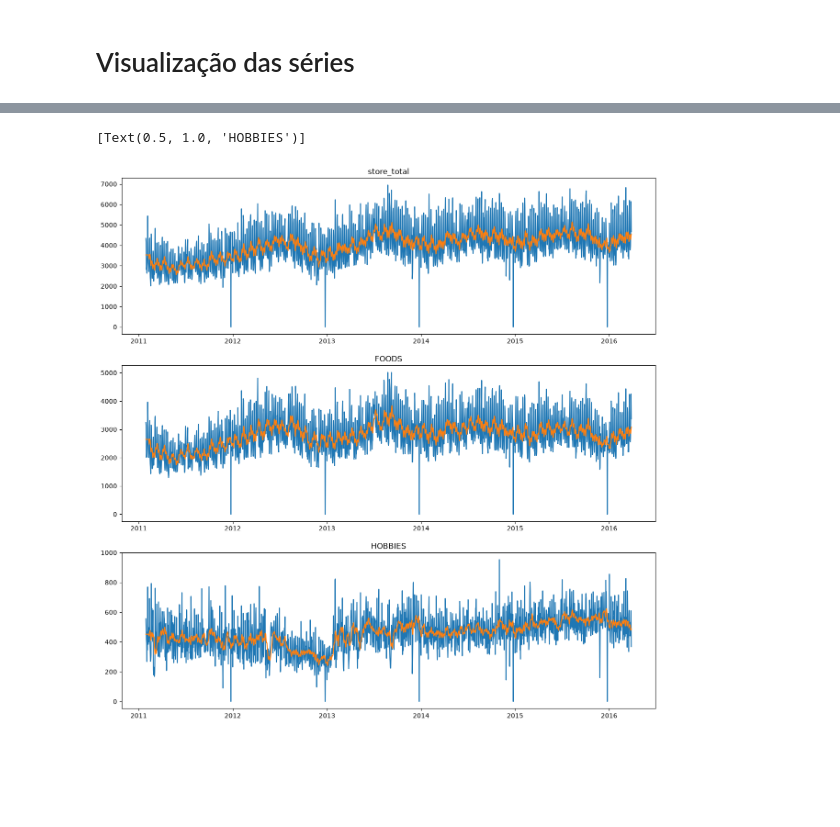
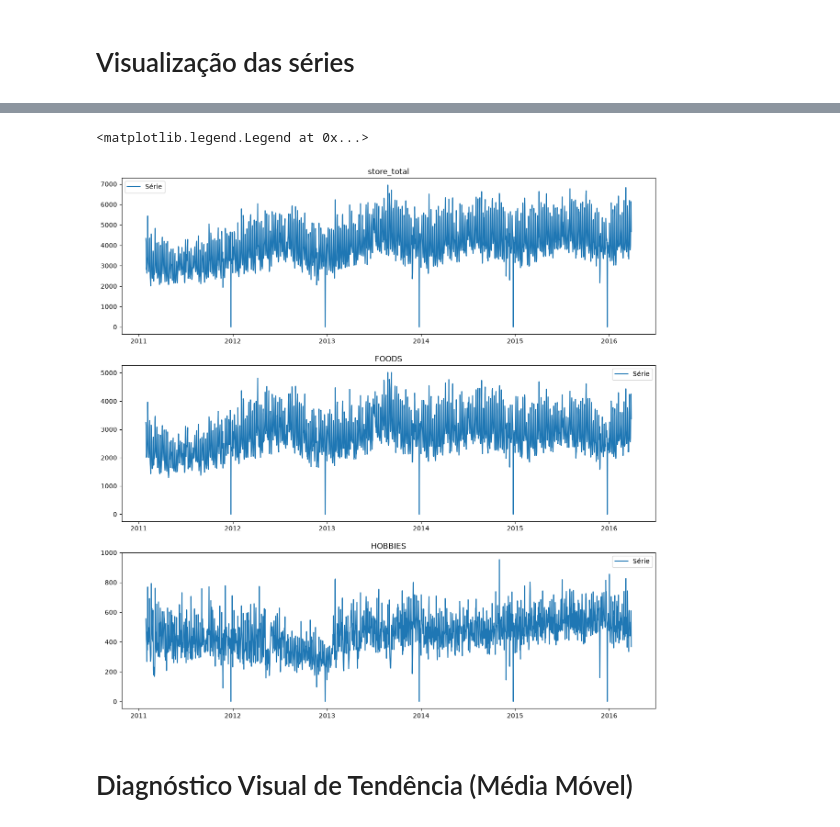
Before and after one commit to JaimeWillianCarneiro/Series-Temporais-G5, a Jupyter notebook: src/entrega_1/01_diagnostico_visual.ipynb, the cells around one changed output, grey strips where cells are left out. Drawn from its saved outputs; the diff is of its cells as text; code cells hidden in the pictures; blank space fills up the shorter version.

```diff
--- a/src/entrega_1/01_diagnostico_visual.ipynb
+++ b/src/entrega_1/01_diagnostico_visual.ipynb
@@ -7,5 +7,5 @@ import matplotlib.pyplot as plt
 # %% [markdown]
 # Carregamento dos dados
 # %%
-df_train = pd.read_csv("../dados/treino.csv")
-df_val = pd.read_csv("../dados/validacao.csv")
+df_train = pd.read_csv("../../dados/treino.csv")
+df_val = pd.read_csv("../../dados/validacao.csv")
@@ -29,13 +17,17 @@ df_val["HOBBIES_mean_movel"] = df_val['HOBBIES'].rolling(window=window).mean().b
 # %%
-df_train["week"] = df_train["date"].dt.strftime('%U')
+df_train["year"] = df_train["date"].dt.year
+df_train["trimester"] = (df_train["date"].dt.month - 1) // 3
 df_train["month"] = df_train["date"].dt.month
-df_train["year"] = df_train["date"].dt.year
+df_train["week"] = (df_train["date"].dt.day - 1) // 7
 df_train["weekday"] = df_train["date"].dt.weekday
+df_train["week_of_year"] = df_train["date"].dt.strftime("%U")
 
-df_val["week"] = df_val["date"].dt.strftime('%U')
+df_val["year"] = df_val["date"].dt.year
+df_val["trimester"] = (df_val["date"].dt.month - 1) // 3
 df_val["month"] = df_val["date"].dt.month
-df_val["year"] = df_val["date"].dt.year
+df_val["week"] = (df_val["date"].dt.day - 1) // 7
 df_val["weekday"] = df_val["date"].dt.weekday
+df_val["week_of_year"] = df_val["date"].dt.strftime("%U")
 # %%
 df_train
 # %% [output]
@@ -69,17 +49,19 @@ df_train.describe()
 # %%
 fig, axes = plt.subplots(3, 1, figsize=(15, 15))
 axes = np.ravel(axes)
-axes[0].plot(df_train["date"], df_train["store_total"])
-axes[0].plot(df_train["date"], df_train["store_total_mean_movel"])
+axes[0].plot(df_train["date"], df_train["store_total"], label="Série")
 axes[0].set(title="store_total")
+axes[0].legend()
 
-axes[1].plot(df_train["date"], df_train["FOODS"])
-axes[1].plot(df_train["date"], df_train["FOODS_mean_movel"])
+axes[1].plot(df_train["date"], df_train["FOODS"], label="Série")
 axes[1].set(title="FOODS")
+axes[1].legend()
 
-axes[2].plot(df_train["date"], df_train["HOBBIES"])
-axes[2].plot(df_train["date"], df_train["HOBBIES_mean_movel"])
+axes[2].plot(df_train["date"], df_train["HOBBIES"], label="Série")
 axes[2].set(title="HOBBIES")
+axes[2].legend()
 # %% [output]
-[Text(0.5, 1.0, 'HOBBIES')]
+<matplotlib.legend.Legend at 0x...>
-[figure, old version]
+[figure, new version]
+# %% [markdown]
+# Diagnóstico Visual de Tendência (Média Móvel)
```
Also changed, not shown: parts of 34 cells of this notebook.
